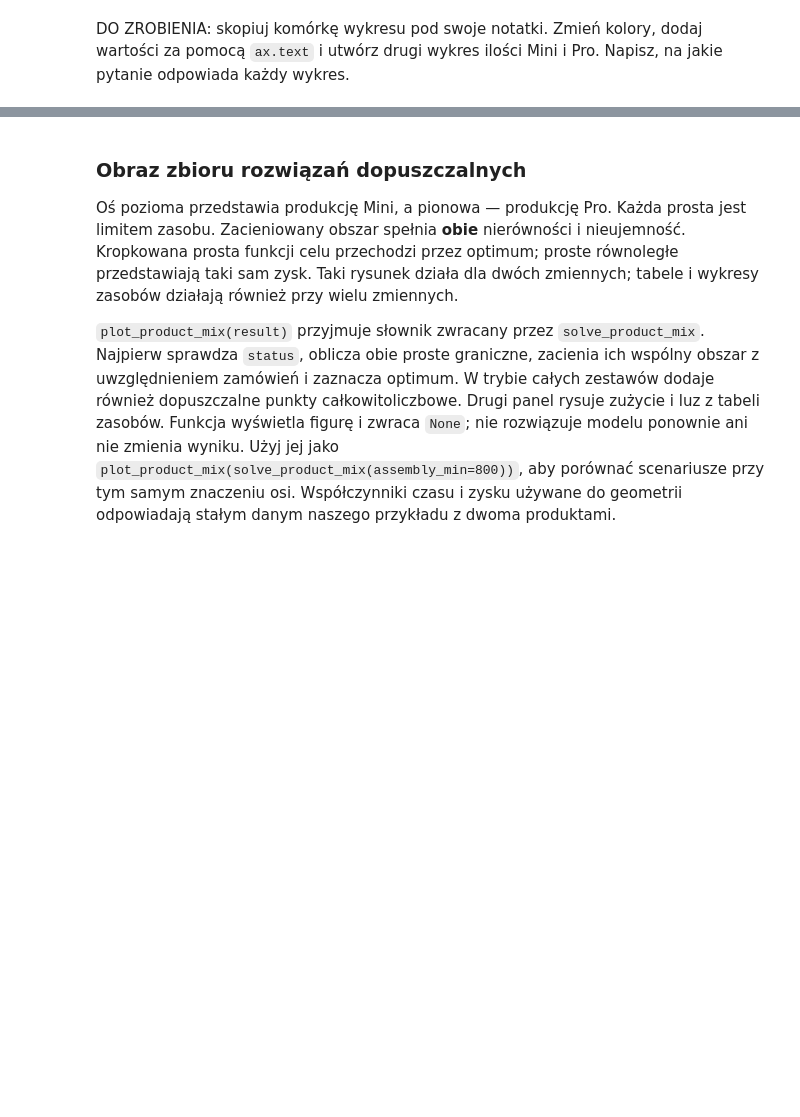
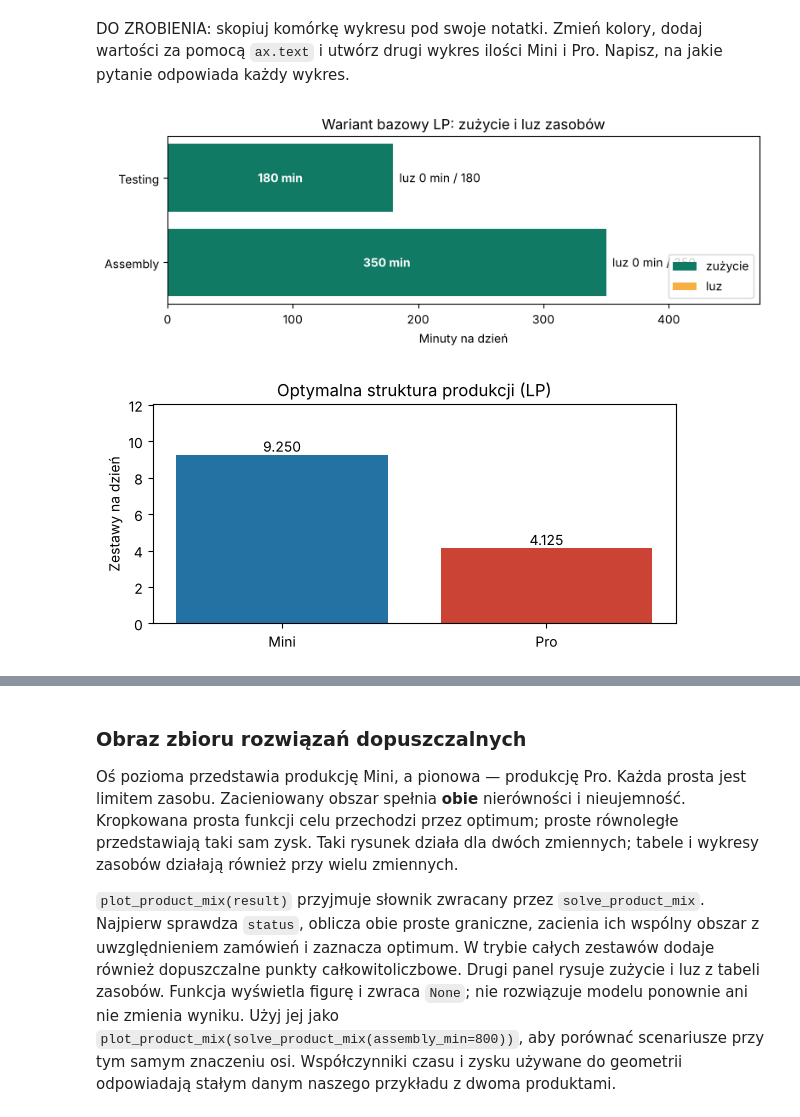
Before and after one commit to Damian-Swaczyna/cpp, a Jupyter notebook: pl/lab_auto_1.ipynb, the cells around one changed output, grey strips where cells are left out. Cells and saved outputs as stored; diff of their text form; code cells hidden in the pictures; blank space fills up the shorter version.

```diff
--- a/pl/lab_auto_1.ipynb
+++ b/pl/lab_auto_1.ipynb
@@ -301,2 +375,33 @@ plt.show()
 # %% [markdown]
 DO ZROBIENIA: skopiuj komórkę wykresu pod swoje notatki. Zmień kolory, dodaj wartości za pomocą `ax.text` i utwórz drugi wykres ilości Mini i Pro. Napisz, na jakie pytanie odpowiada każdy wykres.
+# %%
+# Zmodyfikowany wykres zasobów: inne kolory i wartości wpisane przez ax.text.
+resources = baseline["resources"]
+fig, ax = plt.subplots(figsize=(8, 3))
+ax.barh(resources.index, resources["used_min"], label="zużycie", color="#117a65")
+ax.barh(resources.index, resources["slack_min"], left=resources["used_min"],
+        label="luz", color="#f5b041")
+for i, (name, row) in enumerate(resources.iterrows()):
+    ax.text(row["used_min"] / 2, i, f"{row['used_min']:.0f} min", ha="center", va="center",
+            color="white", fontweight="bold")
+    ax.text(row["available_min"] + 5, i,
+            f"luz {row['slack_min']:.0f} min / {row['available_min']:.0f}", va="center")
+ax.set_xlim(0, resources["available_min"].max() * 1.35)
+ax.set_xlabel("Minuty na dzień")
+ax.set_title("Wariant bazowy LP: zużycie i luz zasobów")
+ax.legend(loc="lower right")
+plt.tight_layout()
+plt.show()
+
+# Drugi wykres: ilości Mini i Pro w optimum LP.
+fig, ax = plt.subplots(figsize=(6, 3))
+kits = baseline["variables"]["kits_per_day"]
+bars = ax.bar(kits.index, kits.values, color=["#2471a3", "#cb4335"])
+ax.bar_label(bars, fmt="%.3f")
+ax.set(ylabel="Zestawy na dzień", title="Optymalna struktura produkcji (LP)",
+       ylim=(0, kits.max() * 1.3))
+plt.tight_layout()
+plt.show()
+# %% [output]
+[figure, added]
+[figure, added]
```
Also changed, not shown: parts of 31 cells of this notebook.
